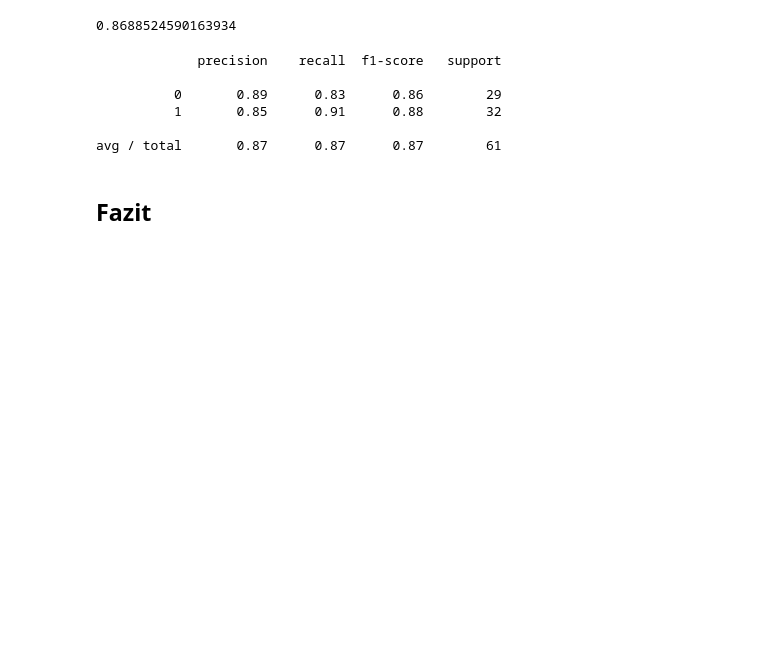
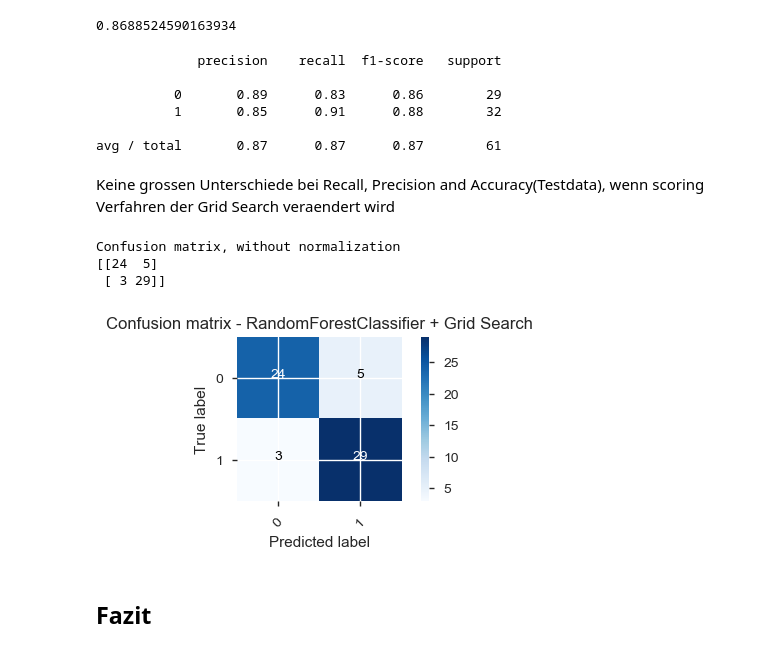
Before and after one commit to memmelma/data_analysis_heart_disease, a Jupyter notebook: heart_jupyter_notebook_master.ipynb, the cells around one changed output. Drawn from its saved outputs; the diff is of its cells as text; code cells hidden in the pictures; blank space fills up the shorter version.

Commit message:
added confusion matrix visualization

```diff
--- a/heart_jupyter_notebook_master.ipynb
+++ b/heart_jupyter_notebook_master.ipynb
@@ -742,3 +742,5 @@ print(classification_report(y_test, rnd_search_rfc.best_estimator_.predict(X_tes
           1       0.85      0.91      0.88        32
 
 avg / total       0.87      0.87      0.87        61
+# %% [markdown]
+Keine grossen Unterschiede bei Recall, Precision and Accuracy(Testdata), wenn scoring Verfahren der Grid Search veraendert wird
@@ -745,3 +784,21 @@ avg / total       0.87      0.87      0.87        61
+# %%
+from sklearn.metrics import confusion_matrix
+
+cnf_matrix = confusion_matrix(y_test, rnd_search_rfc.best_estimator_.predict(X_test))
+np.set_printoptions(precision=2)
+# %%
+plt.figure()
+class_names = [0,1]
+plot_confusion_matrix(cnf_matrix, classes=class_names, #normalize=True,
+                      title='Confusion matrix - RandomForestClassifier + Grid Search')
+a = plt.gcf()
+a.set_size_inches(4,2)
+plt.show()
+# %% [output]
+Confusion matrix, without normalization
+[[24  5]
+ [ 3 29]]
+[figure, added]
 # %% [markdown]
 ## Fazit
 # %% [markdown]
```
Also changed, not shown: parts of 4 cells of this notebook.
